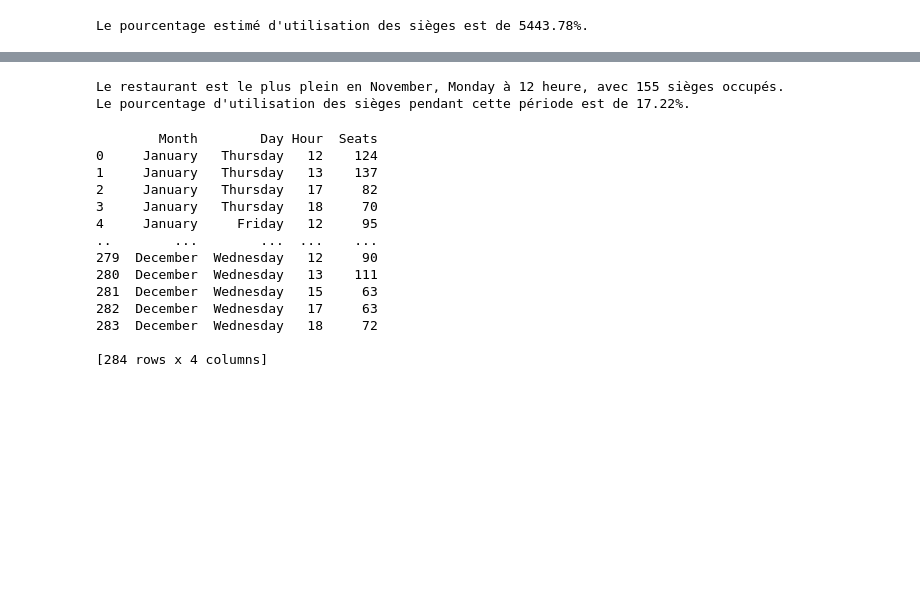
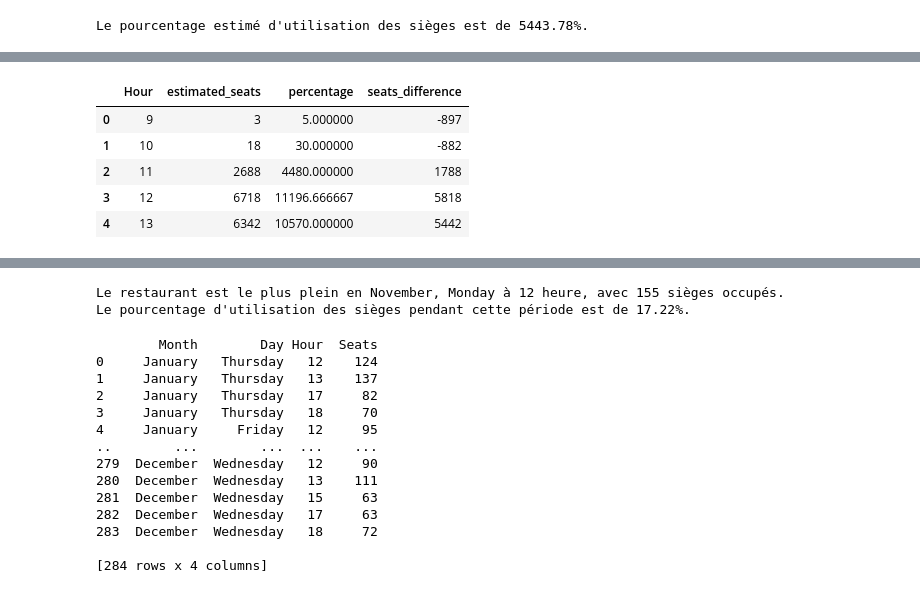
Before and after one commit to AriehAllouche/Project-Pizza-Sales-Kaggle, a Jupyter notebook: Pizza_Restaurant_Sales.ipynb, the cells around one changed output, grey strips where cells are left out. Cells and saved outputs as stored; diff of their text form; code cells hidden in the pictures; blank space fills up the shorter version.

```diff
--- a/Pizza_Restaurant_Sales.ipynb
+++ b/Pizza_Restaurant_Sales.ipynb
@@ -551,0 +617,9 @@ Le pourcentage estimé d'utilisation des sièges est de 5443.78%.
+# %%
+hr.head()
+# %% [output]
+|  | Hour | estimated_seats | percentage | seats_difference |
+| 0 | 9 | 3 | 5.000000 | -897 |
+| 1 | 10 | 18 | 30.000000 | -882 |
+| 2 | 11 | 2688 | 4480.000000 | 1788 |
+| 3 | 12 | 6718 | 11196.666667 | 5818 |
+| 4 | 13 | 6342 | 10570.000000 | 5442 |
```
Also changed, not shown: parts of 13 cells of this notebook.
